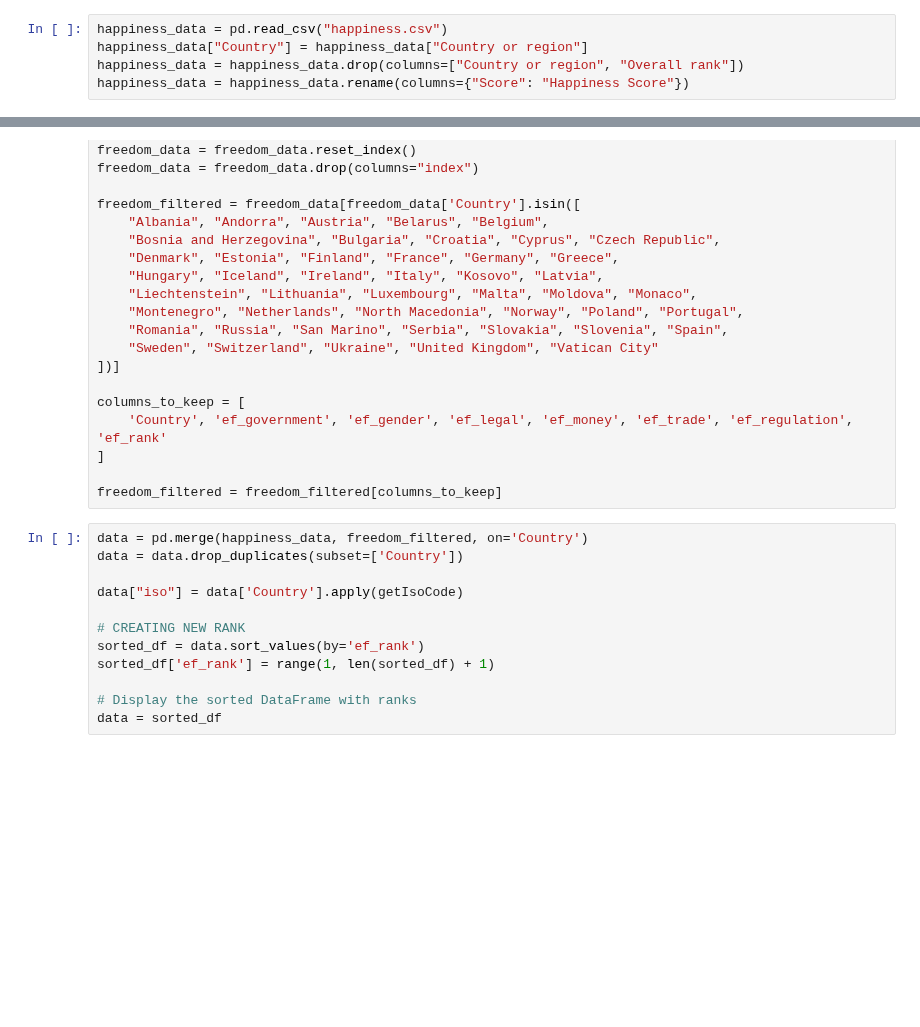
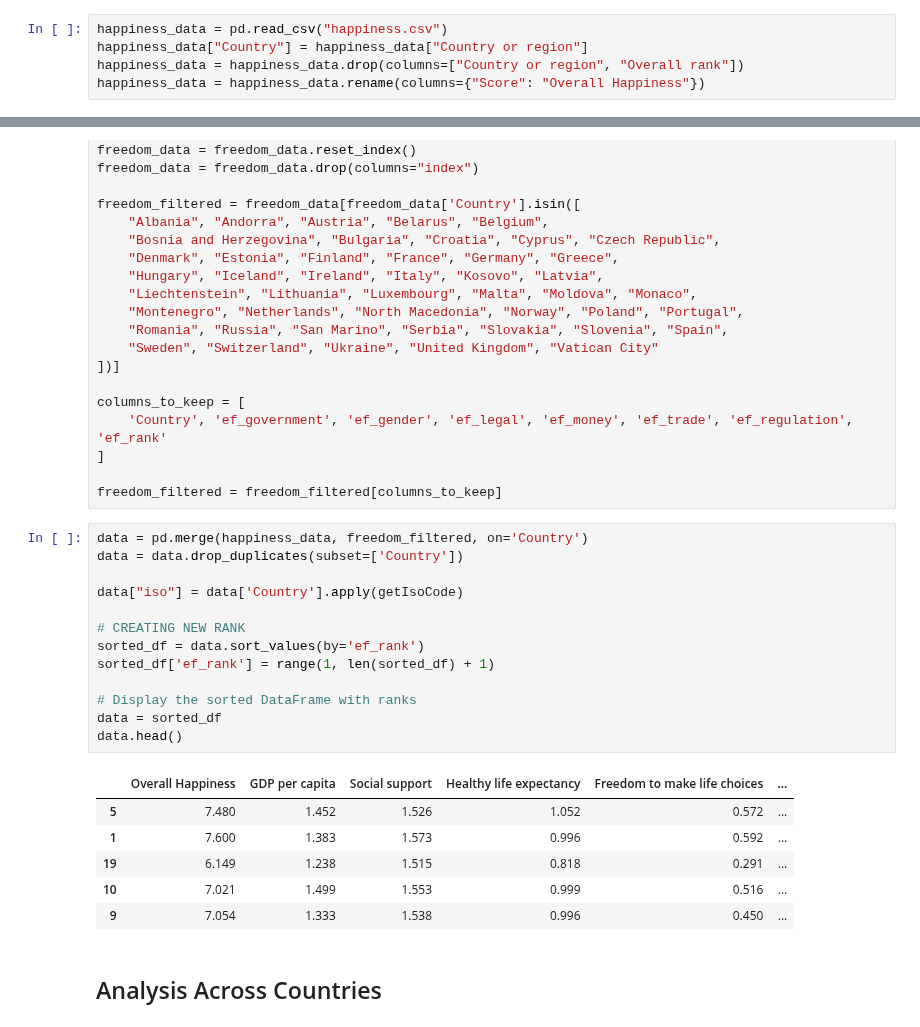
Before and after one commit to UvA-FNWI-Students/datastory-24, a Jupyter notebook: _build/jupyter_execute/docs/notebook.ipynb, the cells around one changed output, grey strips where cells are left out. Cells and saved outputs as stored; diff of their text form; blank space fills up the shorter version.

```diff
--- a/_build/jupyter_execute/docs/notebook.ipynb
+++ b/_build/jupyter_execute/docs/notebook.ipynb
@@ -54,7 +54,7 @@ main img,
 happiness_data = pd.read_csv("happiness.csv")
 happiness_data["Country"] = happiness_data["Country or region"]
 happiness_data = happiness_data.drop(columns=["Country or region", "Overall rank"])
-happiness_data = happiness_data.rename(columns={"Score": "Happiness Score"})
+happiness_data = happiness_data.rename(columns={"Score": "Overall Happiness"})
 # %%
 freedom_data = pd.read_csv("freedom.csv", low_memory=False)
 # Normalize country column
@@ -87,15 +87,25 @@ freedom_filtered = freedom_filtered[columns_to_keep]
 # %%
 data = pd.merge(happiness_data, freedom_filtered, on='Country')
 data = data.drop_duplicates(subset=['Country'])
 
 data["iso"] = data['Country'].apply(getIsoCode)
 
 # CREATING NEW RANK
 sorted_df = data.sort_values(by='ef_rank')
 sorted_df['ef_rank'] = range(1, len(sorted_df) + 1)
 
 # Display the sorted DataFrame with ranks
 data = sorted_df
+data.head()
+# %% [output]
+|  | Overall Happiness | GDP per capita | Social support | Healthy life expectancy | Freedom to make life choices | ... |
+| 5 | 7.480 | 1.452 | 1.526 | 1.052 | 0.572 | ... |
+| 1 | 7.600 | 1.383 | 1.573 | 0.996 | 0.592 | ... |
+| 19 | 6.149 | 1.238 | 1.515 | 0.818 | 0.291 | ... |
+| 10 | 7.021 | 1.499 | 1.553 | 0.999 | 0.516 | ... |
+| 9 | 7.054 | 1.333 | 1.538 | 0.996 | 0.450 | ... |
+# %% [markdown]
+## Analysis Across Countries
 # %%
 color_scale = px.colors.sequential.dense  # Example color scale
 
```
Also changed, not shown: parts of 5 cells of this notebook, 8 other files.
